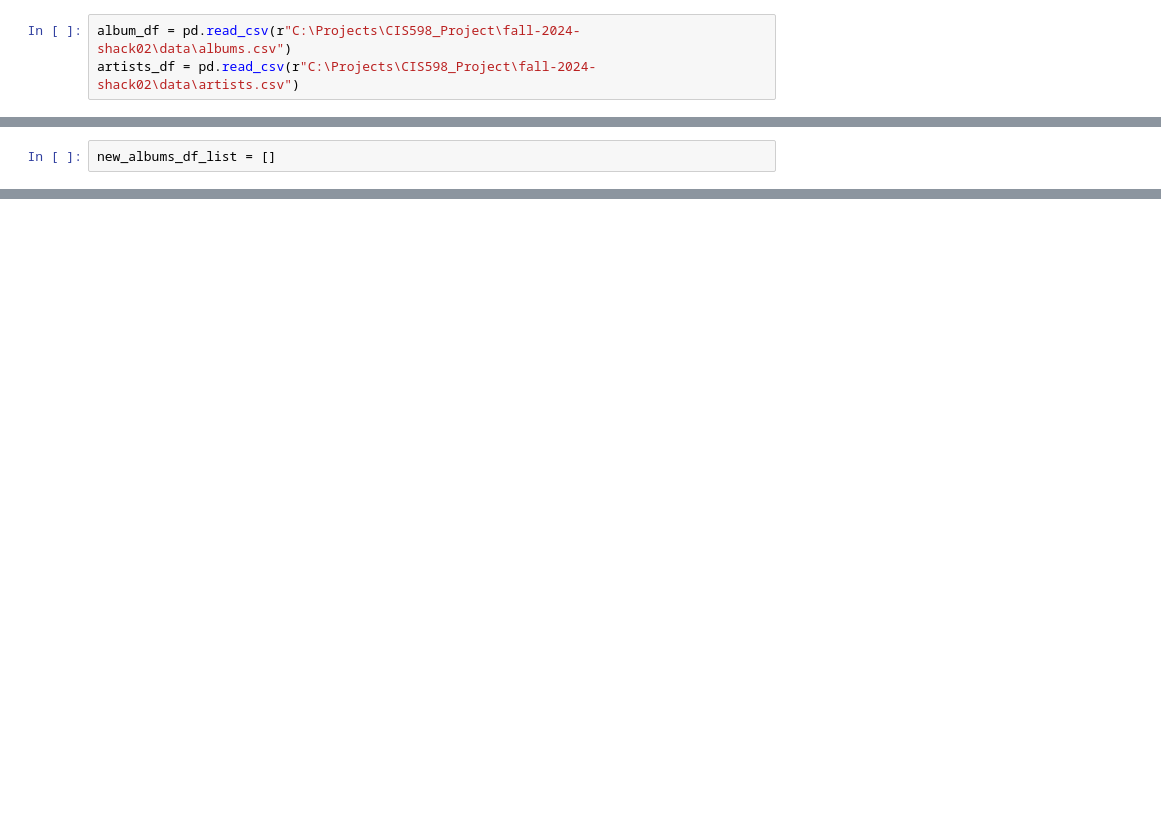
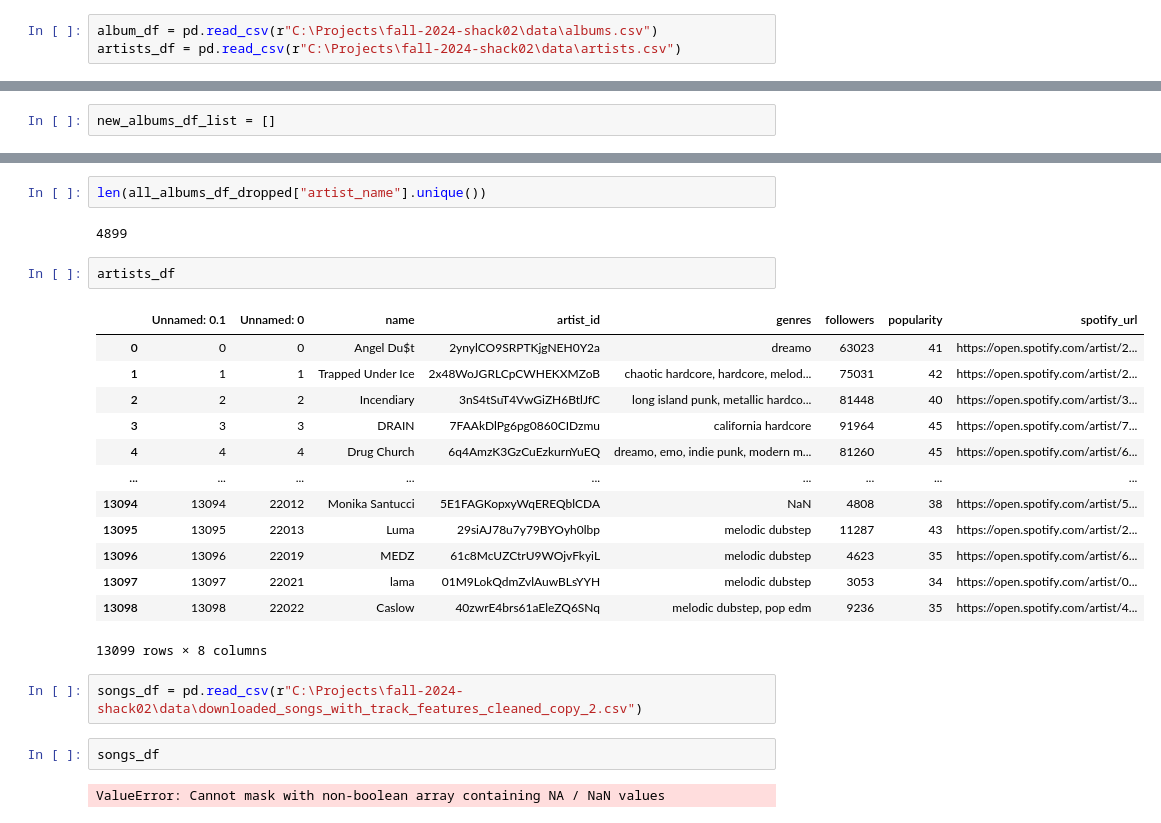
Before and after one commit to ksu-cs-projects-2024-2025/fall-2024-shack02, a Jupyter notebook: notebooks/api_process.ipynb, the cells around one changed output, grey strips where cells are left out. Saved outputs shown, nothing was run; the diff lists cells and outputs as text; blank space fills up the shorter version.

```diff
--- a/notebooks/api_process.ipynb
+++ b/notebooks/api_process.ipynb
@@ -475,8 +323,8 @@ NameError: name 'album_df' is not defined
 # %%
 album_df.to_csv(r"C:\Projects\CIS598_Project\fall-2024-shack02\data\albums.csv")
 # %%
-album_df = pd.read_csv(r"C:\Projects\CIS598_Project\fall-2024-shack02\data\albums.csv")
-artists_df = pd.read_csv(r"C:\Projects\CIS598_Project\fall-2024-shack02\data\artists.csv")
+album_df = pd.read_csv(r"C:\Projects\fall-2024-shack02\data\albums.csv")
+artists_df = pd.read_csv(r"C:\Projects\fall-2024-shack02\data\artists.csv")
 # %%
 len(album_df)
 # %% [output]
@@ -574,0 +430,26 @@ NameError: name 'new_albums_df_list' is not defined
+# %%
+len(all_albums_df_dropped["artist_name"].unique())
+# %% [output]
+4899
+# %%
+artists_df
+# %% [output]
+|  | Unnamed: 0.1 | Unnamed: 0 | name | artist_id | genres | followers | popularity | spotify_url |
+| 0 | 0 | 0 | Angel Du$t | 2ynylCO9SRPTKjgNEH0Y2a | dreamo | 63023 | 41 | https://open.spotify.com/artist/2... |
+| 1 | 1 | 1 | Trapped Under Ice | 2x48WoJGRLCpCWHEKXMZoB | chaotic hardcore, hardcore, melod... | 75031 | 42 | https://open.spotify.com/artist/2... |
+| 2 | 2 | 2 | Incendiary | 3nS4tSuT4VwGiZH6BtlJfC | long island punk, metallic hardco... | 81448 | 40 | https://open.spotify.com/artist/3... |
+| 3 | 3 | 3 | DRAIN | 7FAAkDlPg6pg0860CIDzmu | california hardcore | 91964 | 45 | https://open.spotify.com/artist/7... |
+| 4 | 4 | 4 | Drug Church | 6q4AmzK3GzCuEzkurnYuEQ | dreamo, emo, indie punk, modern m... | 81260 | 45 | https://open.spotify.com/artist/6... |
+| ... | ... | ... | ... | ... | ... | ... | ... | ... |
+| 13094 | 13094 | 22012 | Monika Santucci | 5E1FAGKopxyWqEREQblCDA | NaN | 4808 | 38 | https://open.spotify.com/artist/5... |
+| 13095 | 13095 | 22013 | Luma | 29siAJ78u7y79BYOyh0lbp | melodic dubstep | 11287 | 43 | https://open.spotify.com/artist/2... |
+| 13096 | 13096 | 22019 | MEDZ | 61c8McUZCtrU9WOjvFkyiL | melodic dubstep | 4623 | 35 | https://open.spotify.com/artist/6... |
+| 13097 | 13097 | 22021 | lama | 01M9LokQdmZvlAuwBLsYYH | melodic dubstep | 3053 | 34 | https://open.spotify.com/artist/0... |
+| 13098 | 13098 | 22022 | Caslow | 40zwrE4brs61aEleZQ6SNq | melodic dubstep, pop edm | 9236 | 35 | https://open.spotify.com/artist/4... |
+13099 rows × 8 columns
+# %%
+songs_df = pd.read_csv(r"C:\Projects\fall-2024-shack02\data\downloaded_songs_with_track_features_cleaned_copy_2.csv")
+# %%
+songs_df
+# %% [output]
+ValueError: Cannot mask with non-boolean array containing NA / NaN values
```
Also changed, not shown: parts of 15 cells of this notebook, 2 other files.
